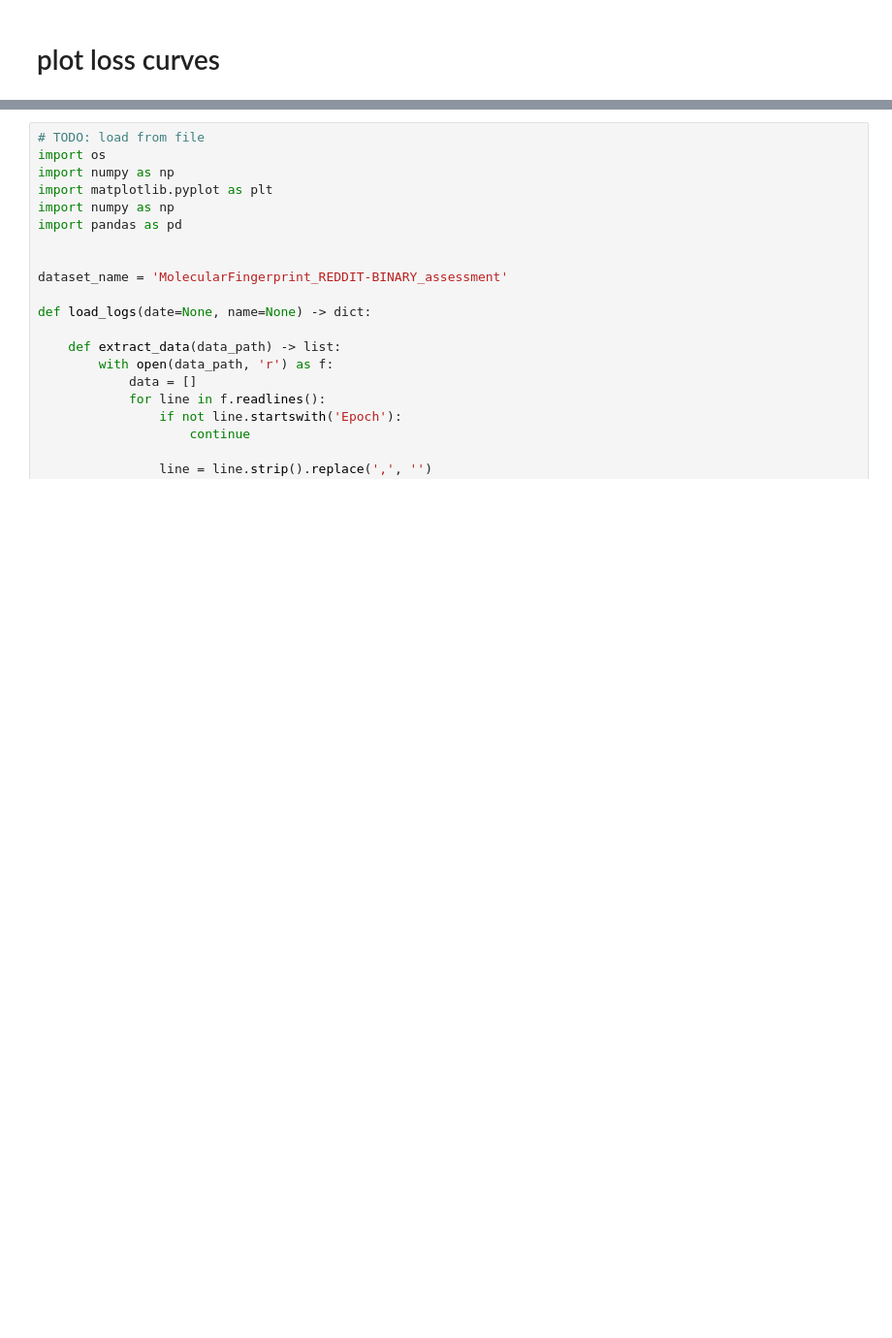
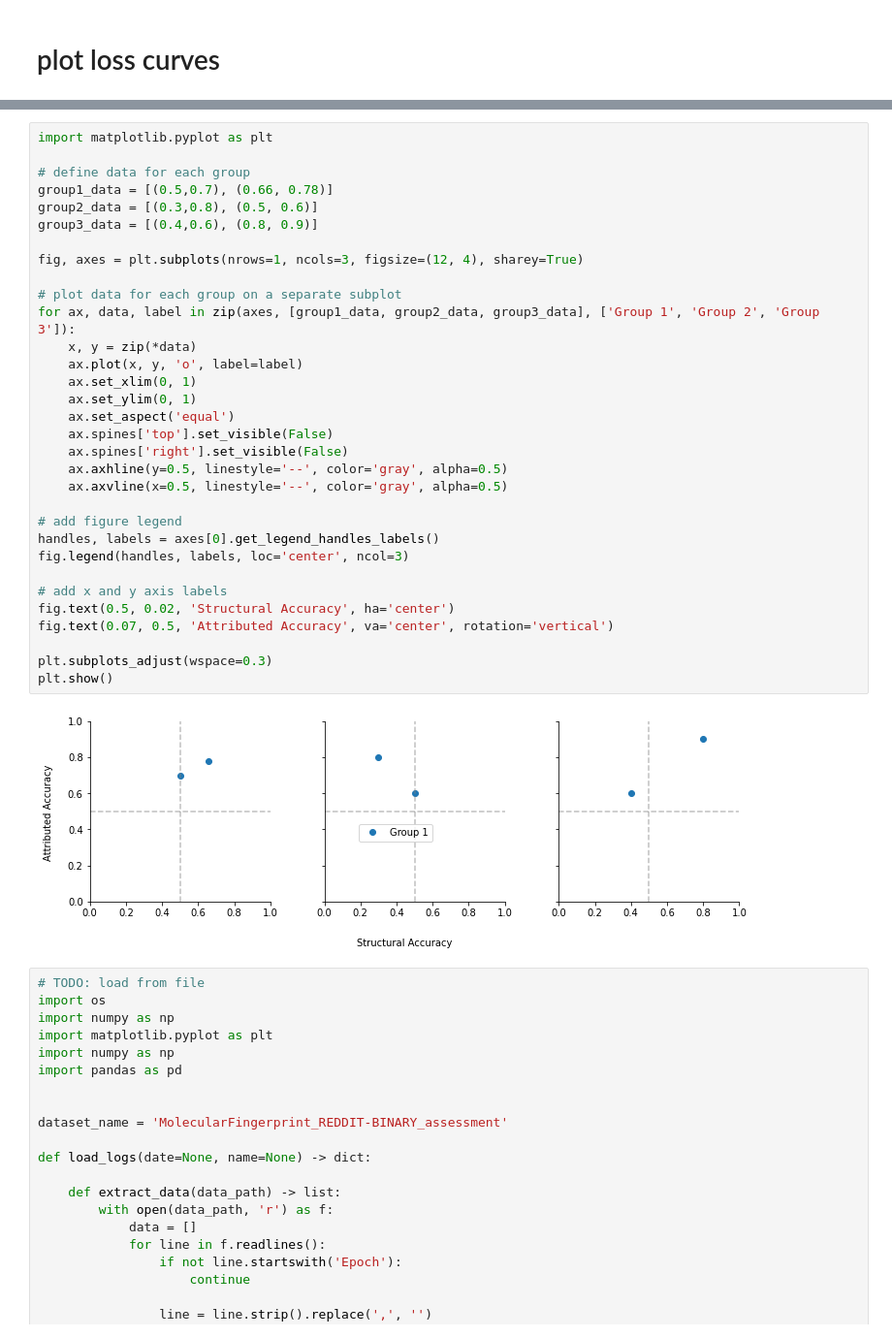
Before and after one commit to ICLab4DL/GNNBenchEffectiveness, a Jupyter notebook: plot_logs.ipynb, the cells around one changed output, grey strips where cells are left out. Shown at 97% size. Saved outputs shown, nothing was run; the diff lists cells and outputs as text; blank space fills up the shorter version.

```diff
--- a/plot_logs.ipynb
+++ b/plot_logs.ipynb
@@ -91,3 +183,37 @@ plot_color_gradients('Qualitative',
+# %%
+import matplotlib.pyplot as plt
+
+# define data for each group
+group1_data = [(0.5,0.7), (0.66, 0.78)]
+group2_data = [(0.3,0.8), (0.5, 0.6)]
+group3_data = [(0.4,0.6), (0.8, 0.9)]
+
+fig, axes = plt.subplots(nrows=1, ncols=3, figsize=(12, 4), sharey=True)
+
+# plot data for each group on a separate subplot
+for ax, data, label in zip(axes, [group1_data, group2_data, group3_data], ['Group 1', 'Group 2', 'Group 3']):
+    x, y = zip(*data)
+    ax.plot(x, y, 'o', label=label)
+    ax.set_xlim(0, 1)
+    ax.set_ylim(0, 1)
+    ax.set_aspect('equal')
+    ax.spines['top'].set_visible(False)
+    ax.spines['right'].set_visible(False)
+    ax.axhline(y=0.5, linestyle='--', color='gray', alpha=0.5)
+    ax.axvline(x=0.5, linestyle='--', color='gray', alpha=0.5)
+
+# add figure legend
+handles, labels = axes[0].get_legend_handles_labels()
+fig.legend(handles, labels, loc='center', ncol=3)
+
+# add x and y axis labels
+fig.text(0.5, 0.02, 'Structural Accuracy', ha='center')
+fig.text(0.07, 0.5, 'Attributed Accuracy', va='center', rotation='vertical')
+
+plt.subplots_adjust(wspace=0.3)
+plt.show()
+# %% [output]
+[figure, added]
 # %%
 # TODO: load from file
 import os
```
Also changed, not shown: parts of 3 cells of this notebook, 20 other files.
